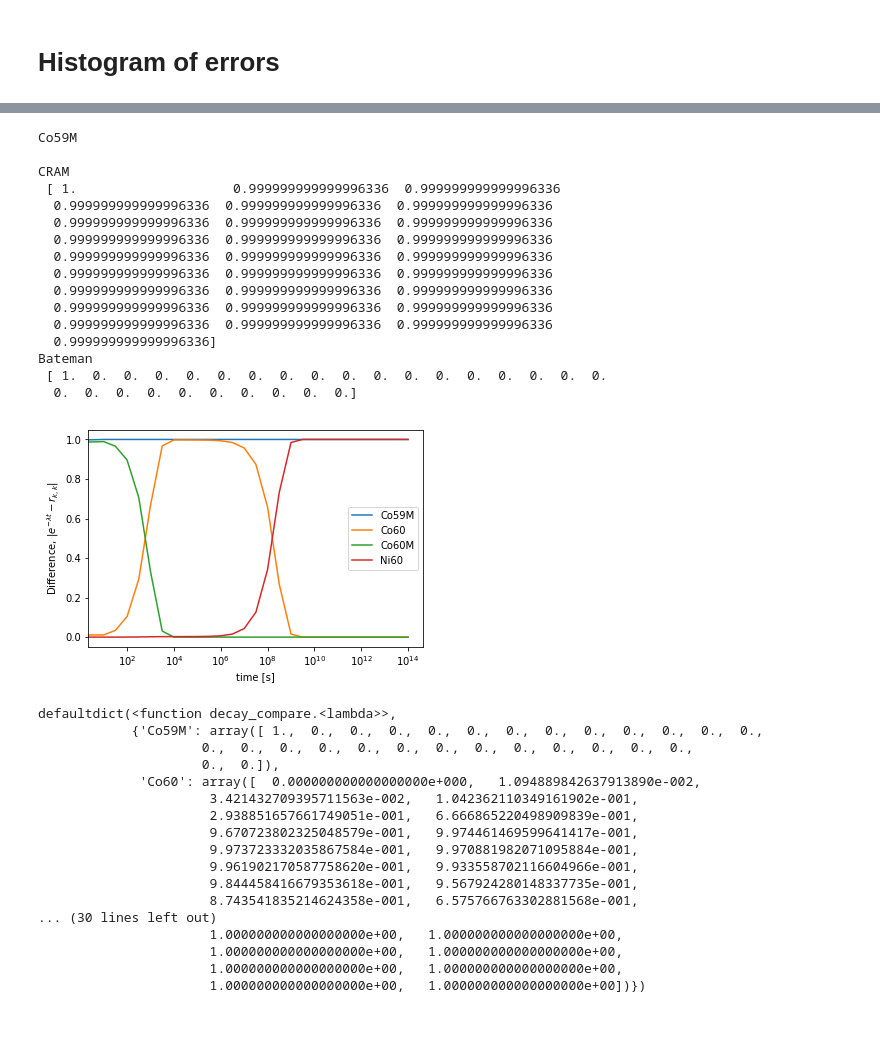
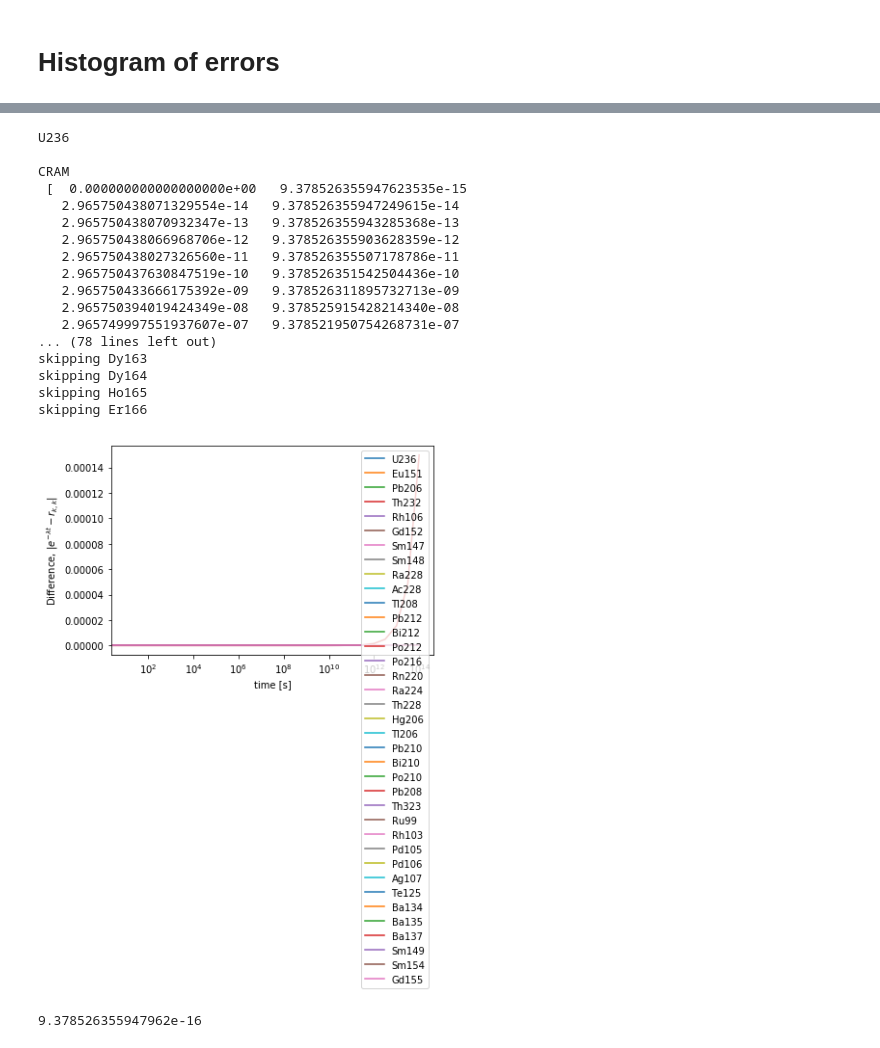
Before and after one commit to ergs/transmutagen-paper, a Jupyter notebook: decay_analysis.ipynb, the cells around one changed output, grey strips where cells are left out. Drawn from its saved outputs; the diff is of its cells as text; code cells hidden in the pictures.

```diff
--- a/decay_analysis.ipynb
+++ b/decay_analysis.ipynb
@@ -6,4 +8,6 @@ from pyne import rxname
 # %%
 %%time
-batemans, crammeds, diagexps = run_nuclides(verbose=True)
+nucs = cram.NUCS
+nucs = ['Co59M', 'Np240M', 'Np240', 'U236']
+batemans, crammeds, diagexps = run_nuclides(nucs=nucs, verbose=True)
 # %% [output]
@@ -30,7 +23,7 @@ NNUCS = len(crammeds)
 b = np.zeros((NTIMES, NNUCS), dtype=float)
 c = np.zeros((NTIMES, NNUCS), dtype=float)
 d = np.zeros((NTIMES, NNUCS), dtype=float)
-for n, nuc in enumerate(cram.NUCS):
+for n, nuc in enumerate(nucs):
     b[:, n] = batemans[nuc][nuc]
     c[:, n] = crammeds[nuc][nuc]
     d[:, n] = diagexps[nuc][nuc]
@@ -75,8 +68,12 @@ plt.legend(loc=0)
 # Bateman Comparison
 # %%
 def bateman_diff_plot(nuc, batemans, crammeds):
-    bateman = batemans[nuc]
-    crammed = crammeds[nuc]
+    try:
+        bateman = batemans[nuc]
+        crammed = crammeds[nuc]
+    except KeyError:
+        print('Nuclide not in data!')
+        return
     diff = diff_nuclide(bateman, crammed, abs=True)
     d = np.zeros((NTIMES, len(diff)), dtype=float)
     for i, (n, arr) in enumerate(diff.items()):
@@ -155,45 +145,32 @@ plt.ylabel('Count')
 # %%
-nuc = 'Co59M'
+nuc = 'U236'
+ouc = 'Th232'
 print(nuc + '\n')
-print('CRAM\n', crammeds[nuc][nuc])
-print('Bateman\n', batemans[nuc][nuc])
+print('CRAM\n', crammeds[nuc][ouc])
+print('Bateman\n', batemans[nuc][ouc])
+print('Diff\n', batemans[nuc][ouc] - crammeds[nuc][ouc])
 bateman_diff_plot(nuc, batemans=batemans, crammeds=crammeds)
 # %% [output]
-Co59M
+U236
 
 CRAM
- [ 1.                    0.999999999999996336  0.999999999999996336
-  0.999999999999996336  0.999999999999996336  0.999999999999996336
-  0.999999999999996336  0.999999999999996336  0.999999999999996336
-  0.999999999999996336  0.999999999999996336  0.999999999999996336
-  0.999999999999996336  0.999999999999996336  0.999999999999996336
-  0.999999999999996336  0.999999999999996336  0.999999999999996336
-  0.999999999999996336  0.999999999999996336  0.999999999999996336
-  0.999999999999996336  0.999999999999996336  0.999999999999996336
-  0.999999999999996336  0.999999999999996336  0.999999999999996336
-  0.999999999999996336]
-Bateman
- [ 1.  0.  0.  0.  0.  0.  0.  0.  0.  0.  0.  0.  0.  0.  0.  0.  0.  0.
-  0.  0.  0.  0.  0.  0.  0.  0.  0.  0.]
+ [  0.000000000000000000e+00   9.378526355947623535e-15
+   2.965750438071329554e-14   9.378526355947249615e-14
+   2.965750438070932347e-13   9.378526355943285368e-13
+   2.965750438066968706e-12   9.378526355903628359e-12
+   2.965750438027326560e-11   9.378526355507178786e-11
+   2.965750437630847519e-10   9.378526351542504436e-10
+   2.965750433666175392e-09   9.378526311895732713e-09
+   2.965750394019424349e-08   9.378525915428214340e-08
+   2.965749997551937607e-07   9.378521950754268731e-07
+... (78 lines left out)
+skipping Dy163
+skipping Dy164
+skipping Ho165
+skipping Er166
-[figure, old version]
+[figure, new version]
-# %%
-batemans[nuc]
-# %% [output]
-defaultdict(<function decay_compare.<lambda>>,
-            {'Co59M': array([ 1.,  0.,  0.,  0.,  0.,  0.,  0.,  0.,  0.,  0.,  0.,  0.,  0.,
-                     0.,  0.,  0.,  0.,  0.,  0.,  0.,  0.,  0.,  0.,  0.,  0.,  0.,
-                     0.,  0.]),
-             'Co60': array([  0.000000000000000000e+000,   1.094889842637913890e-002,
-                      3.421432709395711563e-002,   1.042362110349161902e-001,
-                      2.938851657661749051e-001,   6.666865220498909839e-001,
-                      9.670723802325048579e-001,   9.974461469599641417e-001,
-                      9.973723332035867584e-001,   9.970881982071095884e-001,
-                      9.961902170587758620e-001,   9.933558702116604966e-001,
-                      9.844458416679353618e-001,   9.567924280148337735e-001,
-                      8.743541835214624358e-001,   6.575766763302881568e-001,
-... (30 lines left out)
-                      1.000000000000000000e+00,   1.000000000000000000e+00,
-                      1.000000000000000000e+00,   1.000000000000000000e+00,
-                      1.000000000000000000e+00,   1.000000000000000000e+00,
-                      1.000000000000000000e+00,   1.000000000000000000e+00])})
+# %%
+data.decay_const('U236')
+# %% [output]
+9.378526355947962e-16
 # %%
```
Also changed, not shown: parts of 21 cells of this notebook, 1 other file.
